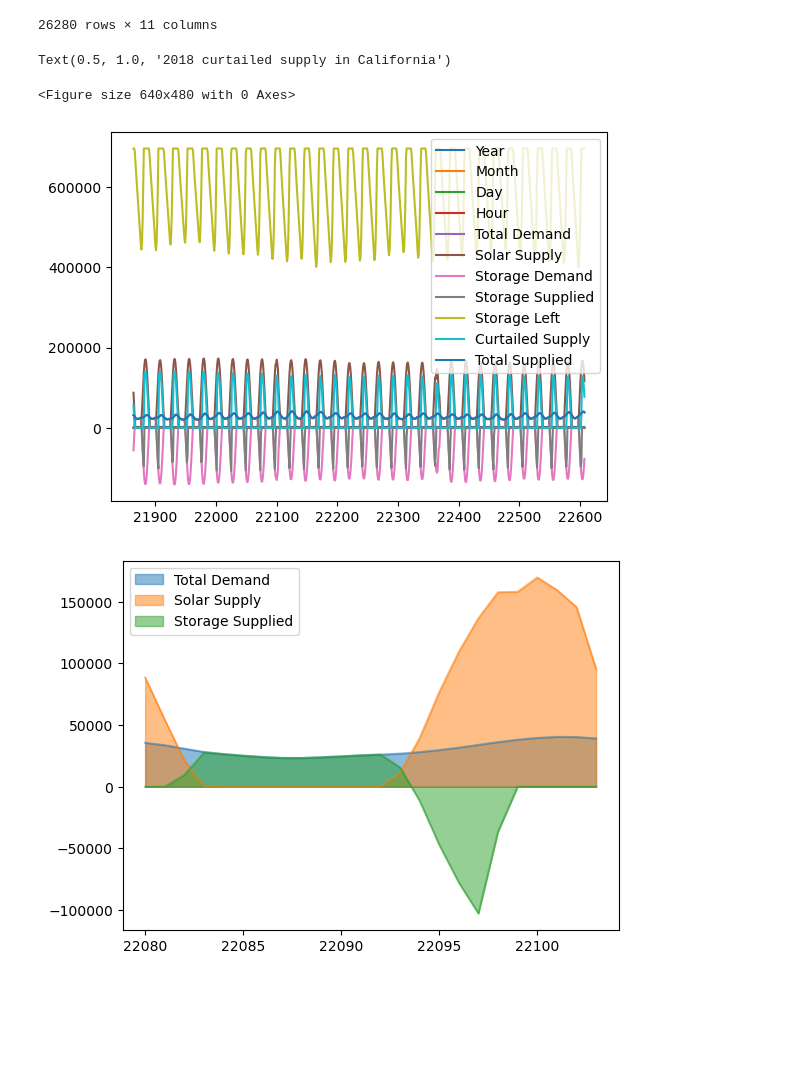
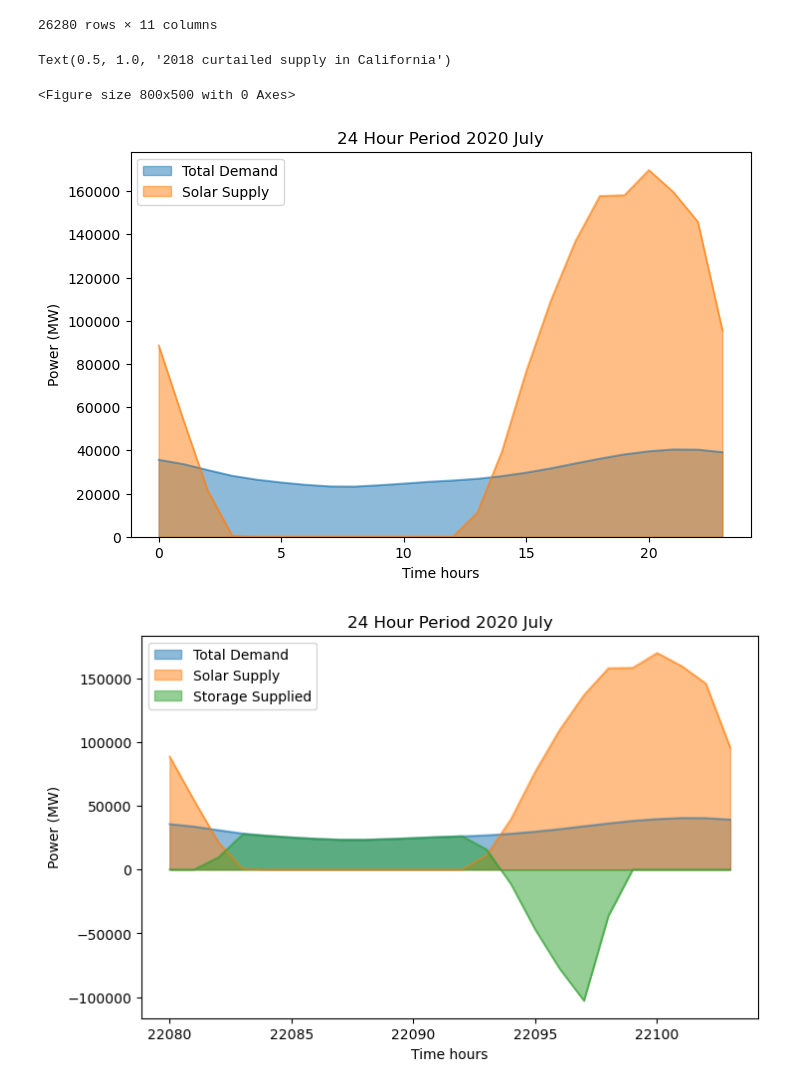
Before and after one commit to 186shades/ECE143-Team13, a Jupyter notebook: notebooks/EnergyAnalysis.ipynb, the cells around one changed output. Drawn from its saved outputs; the diff is of its cells as text; code cells hidden in the pictures; blank space fills up the shorter version.

Commit message:
Added labels to some graphs

```diff
--- a/notebooks/EnergyAnalysis.ipynb
+++ b/notebooks/EnergyAnalysis.ipynb
@@ -366,34 +366,50 @@ See the caveats in the documentation: https://pandas.pydata.org/pandas-docs/stab
 | 26279 | 2020 | 12 | 31 | 23 | 26572.0 | 33784.0 | -7212.0 | -7212.0 | ... |
 26280 rows × 11 columns
 # %%
+plt.rcParams["figure.figsize"] = (8, 5)
 plt.figure()
 # plt.plot(df_year_load['Date'].tolist(), df_year_load['load'].tolist())
 results_2020 = results.loc[results['Year'] == 2020]
 results_July_2020 = results_2020.loc[results['Month'] == 7]
 results_July_10_2020 = results_July_2020.loc[results_July_2020["Day"] == 10]
 results_monthly = results_2020.groupby([ "Month"]).sum()
 results_daily = results_2020.groupby(["Month", "Day"]).sum()
 results_monthly_mean = results_2020.groupby(["Month"]).mean()
 results_daily_mean = results_2020.groupby(["Month", "Day"]).mean()
 
-results_July_2020.plot()
+#results_July_2020.plot()
+results_July_10_2020.plot(x ="Hour", y=["Total Demand", "Solar Supply", ], kind="area", stacked=False)
+plt.xlabel('Time hours')
+plt.ylabel('Power (MW)')
+plt.title('24 Hour Period 2020 July')
 results_July_10_2020.plot(y=["Total Demand", "Solar Supply", "Storage Supplied"], kind="area", stacked=False)
+plt.xlabel('Time hours')
+plt.ylabel('Power (MW)')
+plt.title('24 Hour Period 2020 July')
+results_July_10_2020.plot(y=["Total Demand", "Solar Supply", "Storage Supplied","Curtailed Supply"], kind="area", stacked=False)
+plt.xlabel('Time hours')
+plt.ylabel('Power (MW)')
+plt.title('24 Hour Period 2020 July')
+results_July_10_2020.plot(y=["Curtailed Supply", "Solar Supply", "Storage Left"], kind="area", stacked=False)
+plt.xlabel('Time hours')
+plt.ylabel('Power (MW)')
+plt.title('24 Hour Period 2020 July')
 #results_July_10_2020.plot(subplots=[("Total Demand", "Solar Supply", "Storage Supplied"), ("Storage Left", "Curtailed Supply")], kind="area", stacked=False)
 results_monthly.plot( y=["Total Supplied", 'Curtailed Supply'], kind="bar", stacked=True)
-results_monthly.plot( y=["Total Supplied", 'Total Demand'], kind="bar", stacked=False)
+#results_monthly.plot( y=["Total Supplied", 'Total Demand'], kind="bar", stacked=False)
 results_daily.plot(y=["Total Supplied", 'Total Demand'], kind="area", stacked=False)
 #results_2020.plot.hexbin(x="Storage Left", y="Total Demand", gridsize=20)
 #results_daily.plot(y='Curtailed Supply', kind="area", stacked=False)
 results_monthly_mean.plot(y="Storage Left", kind="bar", color="green")
 #results_daily_mean.plot(y="Storage Left")
 
 #results.plot(y="Storage Left")
 #results_2018["Total Supplied", ]
 plt.xlabel('Time (Month/Day)')
 plt.ylabel('Curtailed (MWh)')
 plt.title('2018 curtailed supply in California')
 # %% [output]
 Text(0.5, 1.0, '2018 curtailed supply in California')
-<Figure size 640x480 with 0 Axes>
+<Figure size 800x500 with 0 Axes>
-[figure, old version]
+[figure, new version]
-[figure, old version]
+[figure, new version]
```
Also changed, not shown: parts of 1 cell of this notebook.
